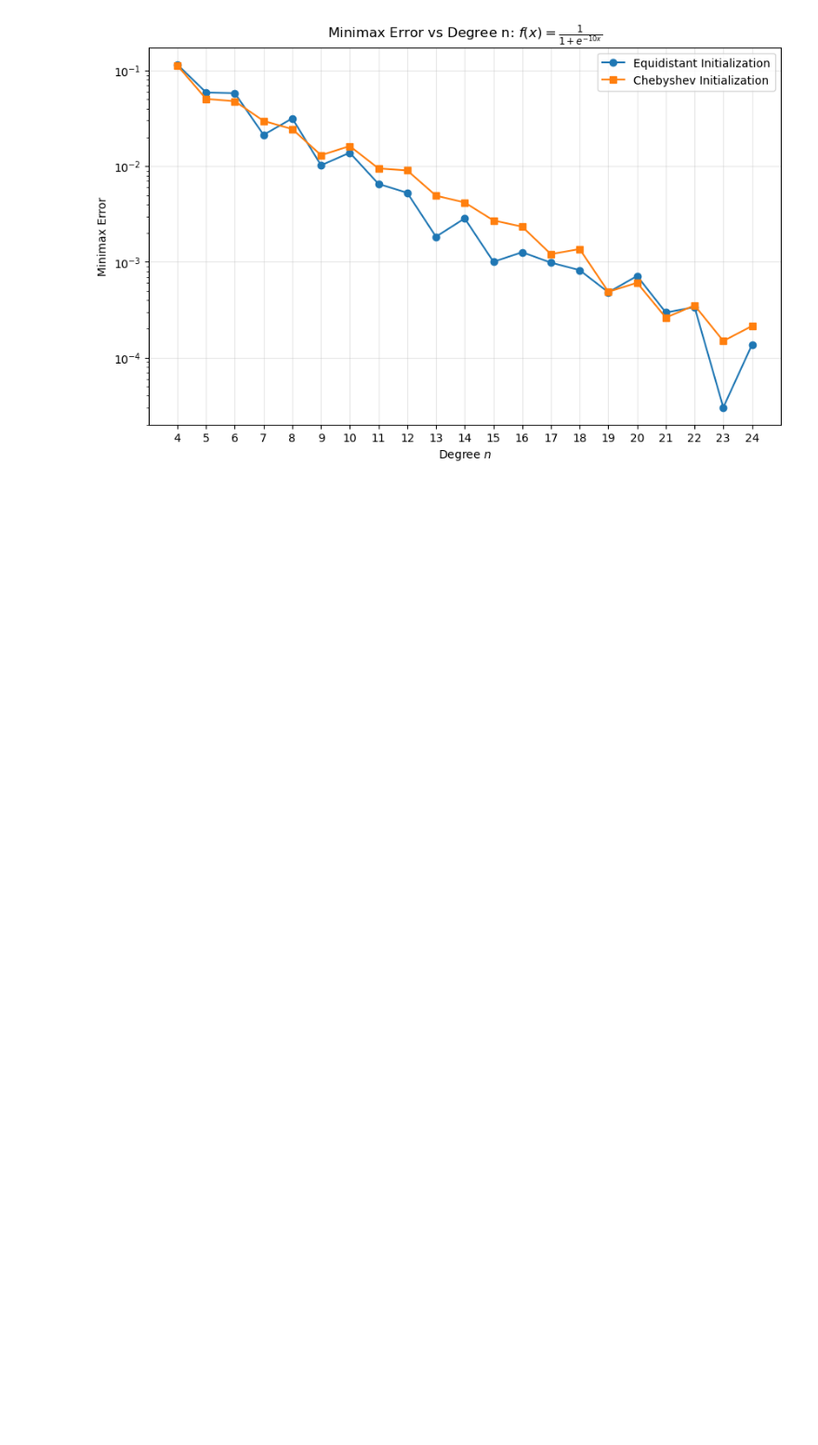
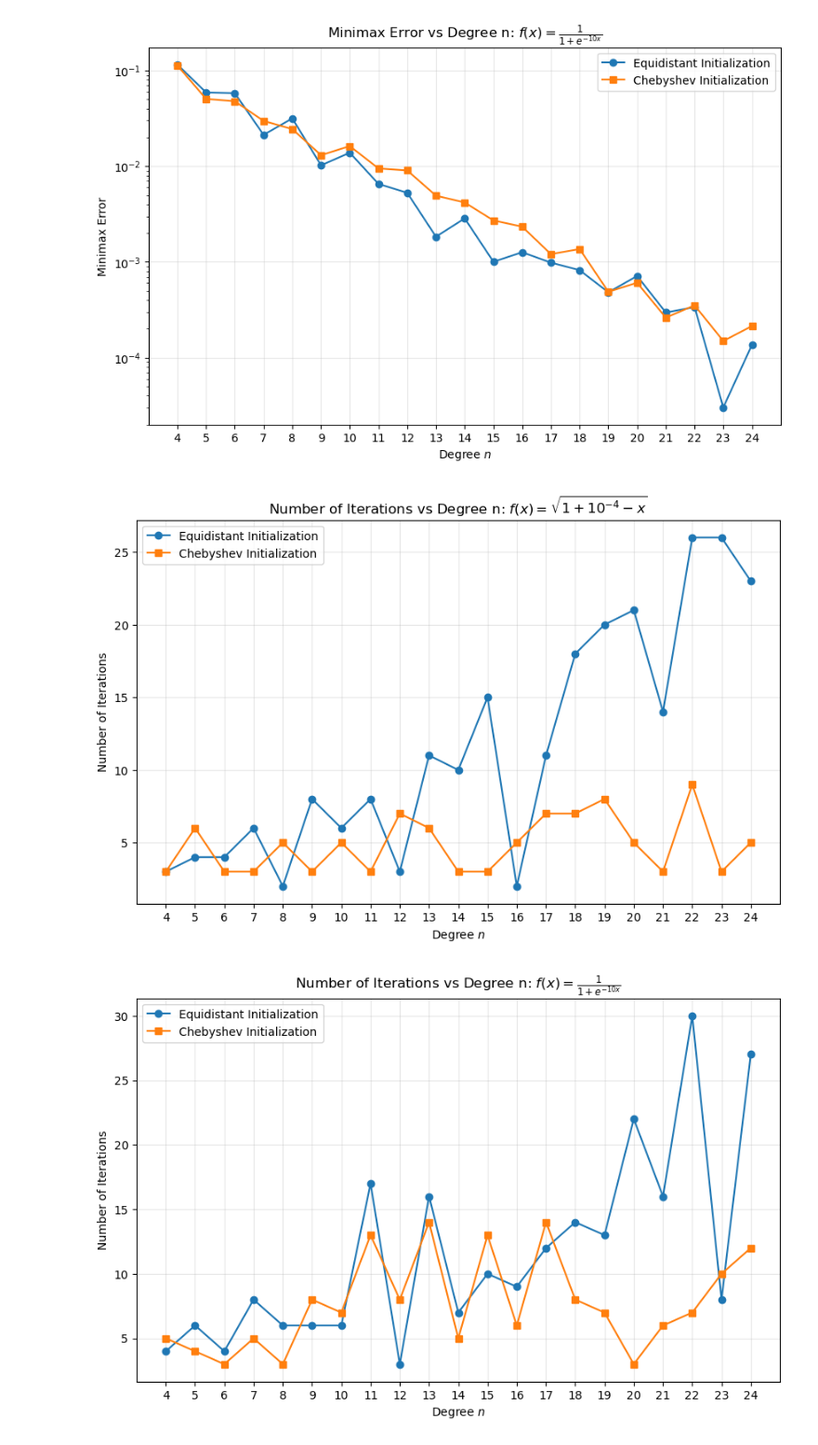
Before and after one commit to AhouLucas/linma2171-homeworks, a Jupyter notebook: HW 4/main.ipynb, the cells around one changed output. Shown at 93% size. Saved outputs shown, nothing was run; the diff lists cells and outputs as text; code cells hidden in the pictures; blank space fills up the shorter version.

```diff
--- a/HW 4/main.ipynb
+++ b/HW 4/main.ipynb
@@ -202,3 +202,41 @@ plot_errors(f, f_label=r'\frac{1}{1 + e^{-10x}}', filename="f2")
 # %% [output]
 [figure]
 [figure]
+# %%
+def plot_num_iter(f, interval=(-1, 1), f_label="", filename="f"):
+    """For n from 4 to 24, plot the number of iterations until convergence for each initialization strategy.
+    """
+    ns = np.arange(4, 25)
+    iters_eq = []
+    iters_cheb = []
+
+    for n in ns:
+        xi_eq = eq_points(n)
+        _, err_eq = remez_algorithm(f, xi_eq, interval, max_iter=int(1e9))
+        iters_eq.append(len(err_eq))
+
+        xi_cheb = cheb_points(n)
+        _, err_cheb = remez_algorithm(f, xi_cheb, interval, max_iter=int(1e9))
+        iters_cheb.append(len(err_cheb))
+
+    plt.figure(figsize=(10, 6))
+    plt.plot(ns, iters_eq, marker='o', label='Equidistant Initialization')
+    plt.plot(ns, iters_cheb, marker='s', label='Chebyshev Initialization')
+    plt.title(rf'Number of Iterations vs Degree n: $f(x) = {f_label}$')
+    plt.xticks(ns)
+    plt.xlabel(r'Degree $n$')
+    plt.ylabel(r'Number of Iterations')
+    plt.legend()
+    plt.grid(alpha=0.3)
+    plt.savefig('figures/iterations_' + filename + '.svg', format='svg')
+    plt.show()
+
+
+f = lambda x: np.sqrt(1 + 1e-4 - x)
+plot_num_iter(f, f_label=r'\sqrt{1 + 10^{-4} - x}', filename="f1")
+
+f = lambda x: 1 / (1 + np.exp(-10 * x))
+plot_num_iter(f, f_label=r'\frac{1}{1 + e^{-10x}}', filename="f2")
+# %% [output]
+[figure, added]
+[figure, added]
```
Also changed, not shown: 5 other files.
